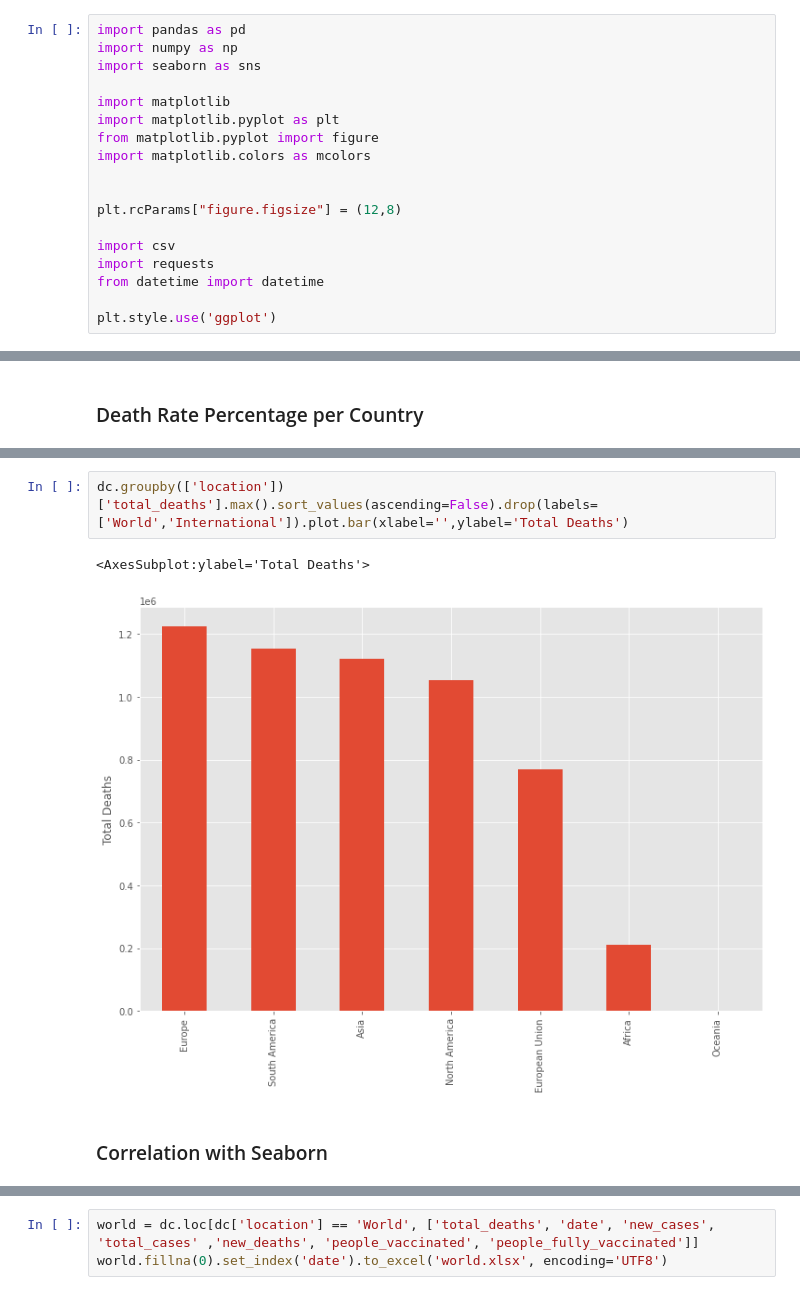
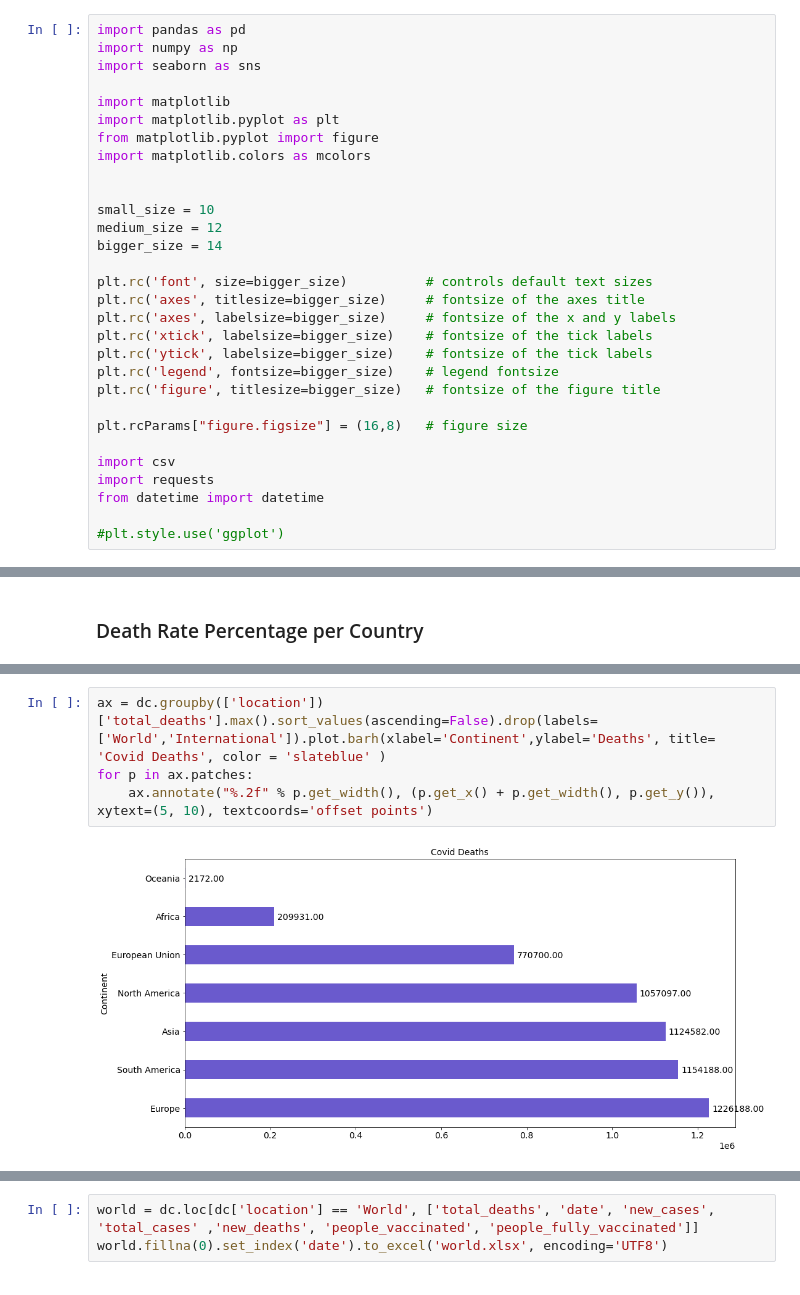
Before and after one commit to Agralinah/Covid-Data-Quick-Analysis, a Jupyter notebook: Covid Data.ipynb, the cells around one changed output, grey strips where cells are left out. Cells and saved outputs as stored; diff of their text form.

```diff
--- a/Covid Data.ipynb
+++ b/Covid Data.ipynb
@@ -9,12 +9,24 @@ from matplotlib.pyplot import figure
 import matplotlib.colors as mcolors
 
 
-plt.rcParams["figure.figsize"] = (12,8)
+small_size = 10
+medium_size = 12
+bigger_size = 14
+
+plt.rc('font', size=bigger_size)          # controls default text sizes
+plt.rc('axes', titlesize=bigger_size)     # fontsize of the axes title
+plt.rc('axes', labelsize=bigger_size)     # fontsize of the x and y labels
+plt.rc('xtick', labelsize=bigger_size)    # fontsize of the tick labels
+plt.rc('ytick', labelsize=bigger_size)    # fontsize of the tick labels
+plt.rc('legend', fontsize=bigger_size)    # legend fontsize
+plt.rc('figure', titlesize=bigger_size)   # fontsize of the figure title
+
+plt.rcParams["figure.figsize"] = (16,8)   # figure size
 
 import csv
 import requests
 from datetime import datetime
 
-plt.style.use('ggplot')
+#plt.style.use('ggplot')
 # %% [markdown]
 ### Importing Data
@@ -273,7 +236,6 @@ Name: location, dtype: int64
 # %%
-dc.groupby(['location'])['total_deaths'].max().sort_values(ascending=False).drop(labels=['World','International']).plot.bar(xlabel='',ylabel='Total Deaths')
+ax = dc.groupby(['location'])['total_deaths'].max().sort_values(ascending=False).drop(labels=['World','International']).plot.barh(xlabel='Continent',ylabel='Deaths', title= 'Covid Deaths', color = 'slateblue' )
+for p in ax.patches:
+    ax.annotate("%.2f" % p.get_width(), (p.get_x() + p.get_width(), p.get_y()), xytext=(5, 10), textcoords='offset points')
 # %% [output]
-<AxesSubplot:ylabel='Total Deaths'>
-[figure, old version]
+[figure, new version]
-# %% [markdown]
-### Correlation with Seaborn
```
Also changed, not shown: parts of 34 cells of this notebook.
